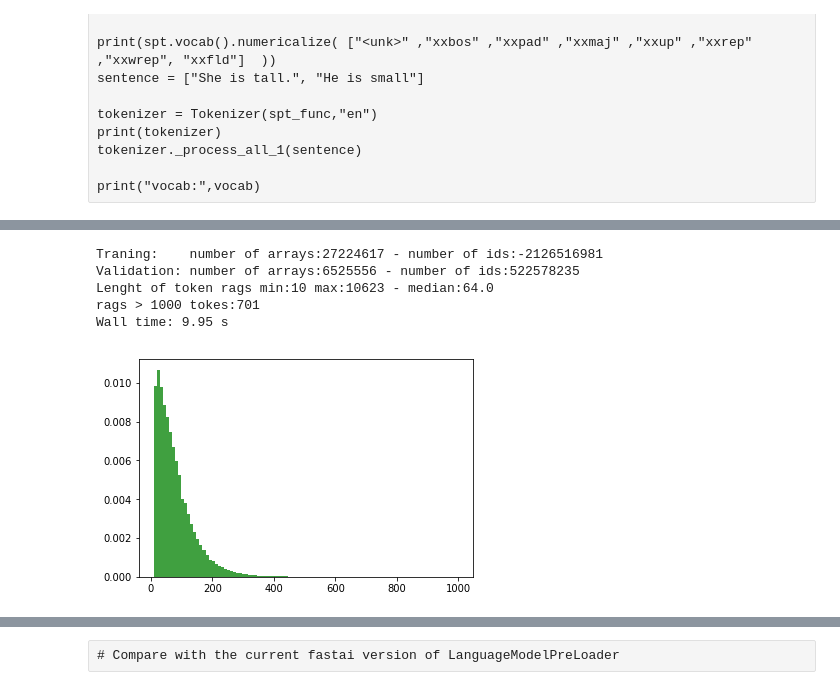
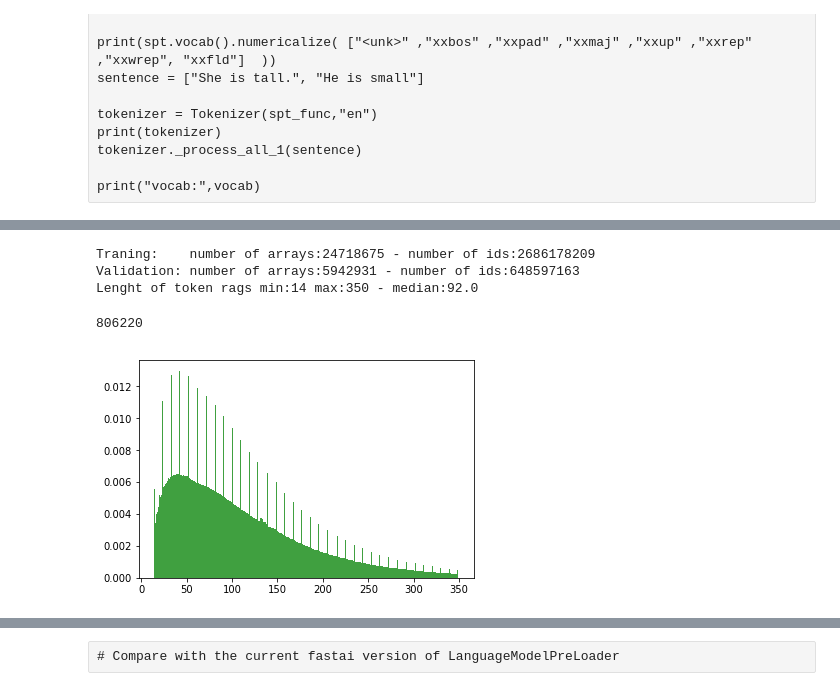
Before and after one commit to kasparlund/nlp, a Jupyter notebook: ULMFiT-Sentencepiece-Wiki-Training.ipynb, the cells around one changed output, grey strips where cells are left out. Saved outputs shown, nothing was run; the diff lists cells and outputs as text; code cells hidden in the pictures.

```diff
--- a/ULMFiT-Sentencepiece-Wiki-Training.ipynb
+++ b/ULMFiT-Sentencepiece-Wiki-Training.ipynb
@@ -132,7 +166,7 @@ if not (pathVocab/"itos.pkl").exists():
 # %% [markdown]
 # Show some examples using the vocabulary
 # %%
-swm = SentencepieceWikiModel(lang=lang, pathJson=pathJson, pathcsv=pathcsv, pathTxt=pathTxt, pathVocab=pathVocab, minWords=minWords)
+swm = SentencepieceWikiVocab(lang=lang, pathJson=pathJson, pathcsv=pathcsv, pathTxt=pathTxt, pathVocab=pathVocab)
 sp  = spm.SentencePieceProcessor()
 sp.Load(str(pathVocab / "m.model"))
 print("\nSize of vocabulary:",sp.GetPieceSize())
@@ -144,8 +178,9 @@ for s in control_symbols: print(f"{s}({sp.PieceToId(s)})")
 print(f"\nUser defined symbols:")
 for s in swm.getUserdefinedSymbols():print(f"{s}({sp.PieceToId(s)})")
 
-sentence = "She is tall. He is small"
+sentence = "She is tall. He is small".lower()
 print(f"Sentence:          {sentence}")
 print(f"Sentence as pieces:{sp.EncodeAsPieces(sentence)}")
 print(f"Sentence as ids:   {sp.EncodeAsIds(sentence)}")
+print(f"Sentence from ids:   {sp.DecodeIds(sp.EncodeAsIds(sentence))}")
 # %% [output]
@@ -235,0 +356,5 @@ Wall time: 21.6 s
+# %%
+maxUnks,minToks,maxToks = 0,14,400
+
+%time trainIDS = trainTokenizer.getIds(minToks, maxToks, maxUnks, unk_idx=unk_idx)
+%time validIDS = validTokenizer.getIds(minToks, maxToks, maxUnks, unk_idx=unk_idx)
@@ -236,20 +364,14 @@ Wall time: 21.6 s
 # %%
-%%time
-print(f"Traning:    number of arrays:{len(trainIDS)} - number of ids:{np.sum([len(ids) for ids in trainIDS])}")
-print(f"Validation: number of arrays:{len(validIDS)} - number of ids:{np.sum([len(ids) for ids in validIDS])}")
-
-#Analyse the distribution of the legnth of tokens sequences in the ragged/jagged array of tokes
+print(f"Traning:    number of arrays:{len(trainIDS)} - number of ids:{sum(len(ids) for ids in trainIDS)}")
+print(f"Validation: number of arrays:{len(validIDS)} - number of ids:{sum(len(ids) for ids in validIDS)}")
 sectionlengths = np.asarray([len(s) for s in trainIDS],dtype=np.int32)
-plt.hist(sectionlengths[sectionlengths<1000], 100, density=True, facecolor='g', alpha=0.75)
+plt.hist(sectionlengths[sectionlengths<maxToks], 300, density=True, facecolor='g', alpha=0.75)
 np.histogram(sectionlengths[sectionlengths<1000],50)
-
 print(f"Lenght of token rags min:{min(sectionlengths)} max:{np.max(sectionlengths)} - median:{np.median(sectionlengths)}")
-print(f"rags > 1000 tokes:{np.sum(sectionlengths>1000)}")
-sectionlengths[:20]
+gc.collect()
 # %% [output]
-Traning:    number of arrays:27224617 - number of ids:-2126516981
-Validation: number of arrays:6525556 - number of ids:522578235
-Lenght of token rags min:10 max:10623 - median:64.0
-rags > 1000 tokes:701
-Wall time: 9.95 s
+Traning:    number of arrays:24718675 - number of ids:2686178209
+Validation: number of arrays:5942931 - number of ids:648597163
+Lenght of token rags min:14 max:350 - median:92.0
+806220
-[figure, old version]
+[figure, new version]
```
Also changed, not shown: parts of 45 cells of this notebook, 3 other files.
